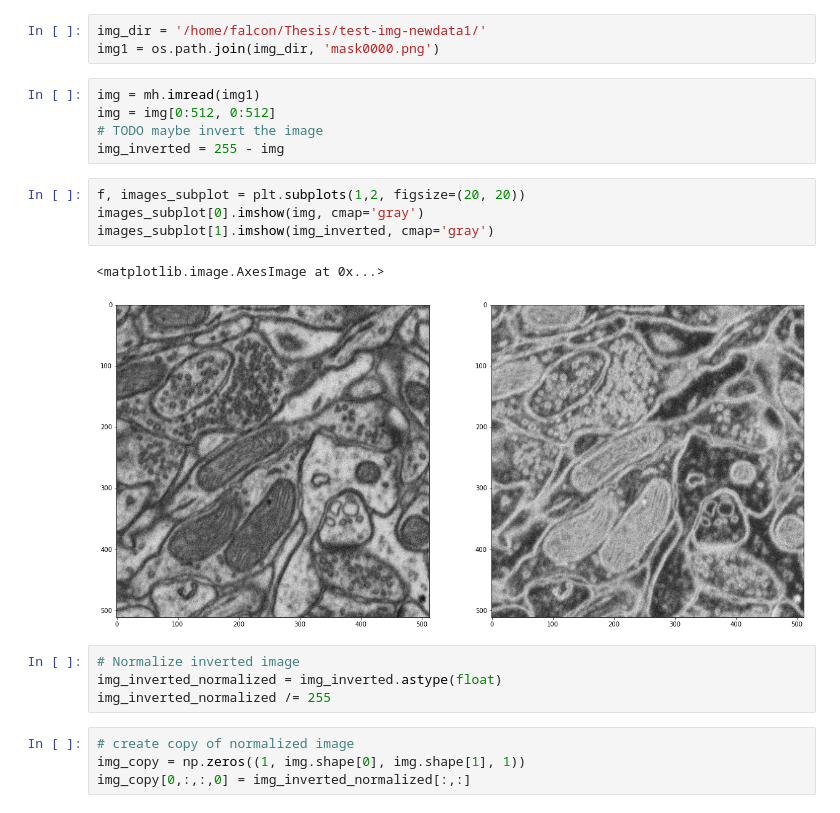
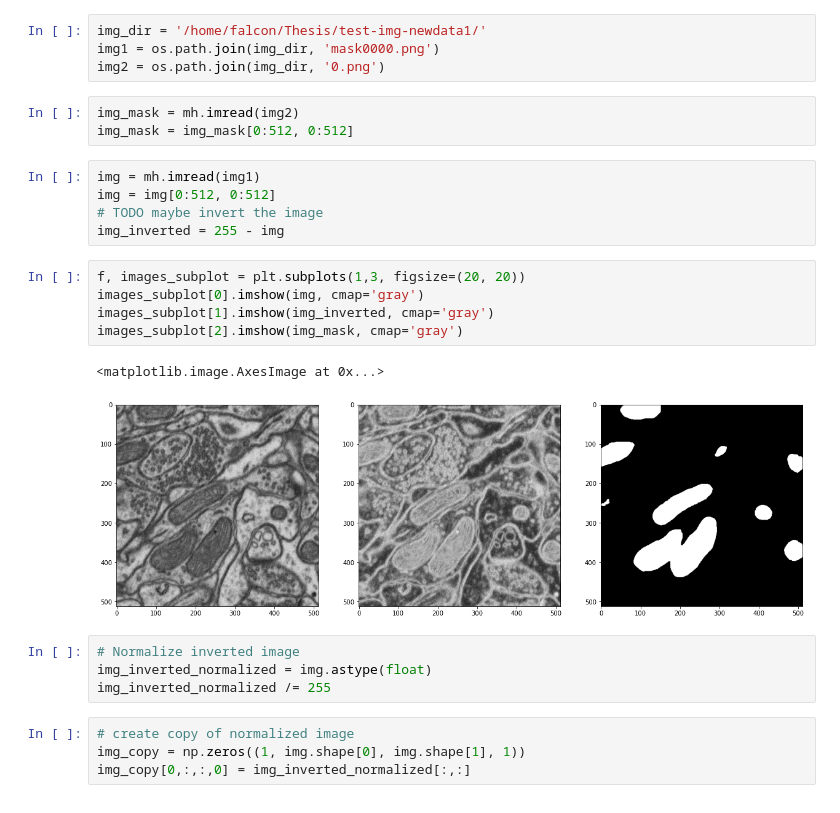
Before and after one commit to jainkhere/neuro, a Jupyter notebook: _EXPERIMENTS/Unet1-luchhi_pp_epoch-994.ipynb, the cells around one changed output. Saved outputs shown, nothing was run; the diff lists cells and outputs as text.

```diff
--- a/_EXPERIMENTS/Unet1-luchhi_pp_epoch-994.ipynb
+++ b/_EXPERIMENTS/Unet1-luchhi_pp_epoch-994.ipynb
@@ -36,21 +36,26 @@ from PIL import Image
 # %%
 img_dir = '/home/falcon/Thesis/test-img-newdata1/'
 img1 = os.path.join(img_dir, 'mask0000.png')
+img2 = os.path.join(img_dir, '0.png')
+# %%
+img_mask = mh.imread(img2)
+img_mask = img_mask[0:512, 0:512]
 # %%
 img = mh.imread(img1)
 img = img[0:512, 0:512]
 # TODO maybe invert the image
 img_inverted = 255 - img
 # %%
-f, images_subplot = plt.subplots(1,2, figsize=(20, 20))
+f, images_subplot = plt.subplots(1,3, figsize=(20, 20))
 images_subplot[0].imshow(img, cmap='gray')
 images_subplot[1].imshow(img_inverted, cmap='gray')
+images_subplot[2].imshow(img_mask, cmap='gray')
 # %% [output]
 <matplotlib.image.AxesImage at 0x...>
-[figure, old version]
+[figure, new version]
 # %%
 # Normalize inverted image
-img_inverted_normalized = img_inverted.astype(float)
+img_inverted_normalized = img.astype(float)
 img_inverted_normalized /= 255
 # %%
 # create copy of normalized image
```
Also changed, not shown: parts of 5 cells of this notebook, 1 other file.
